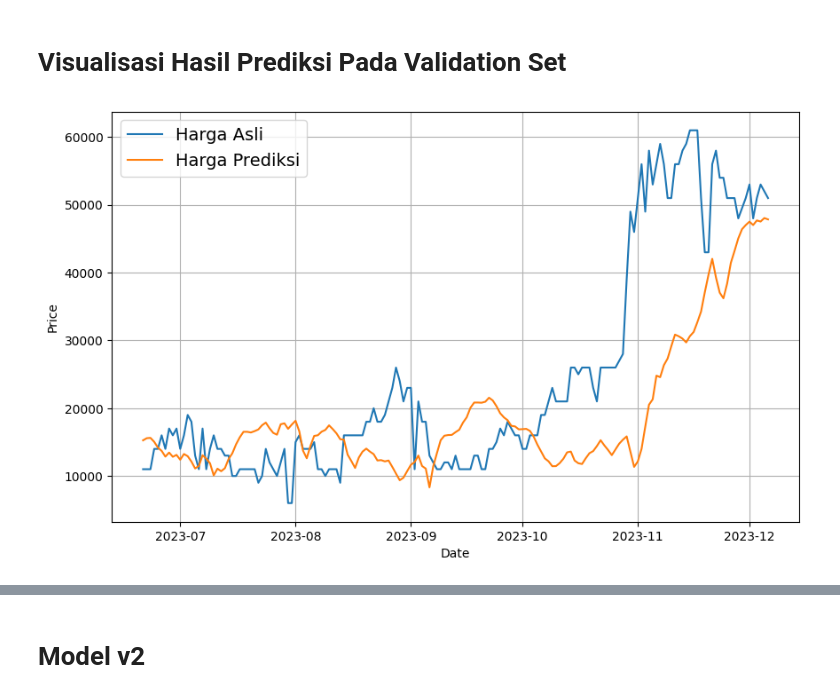
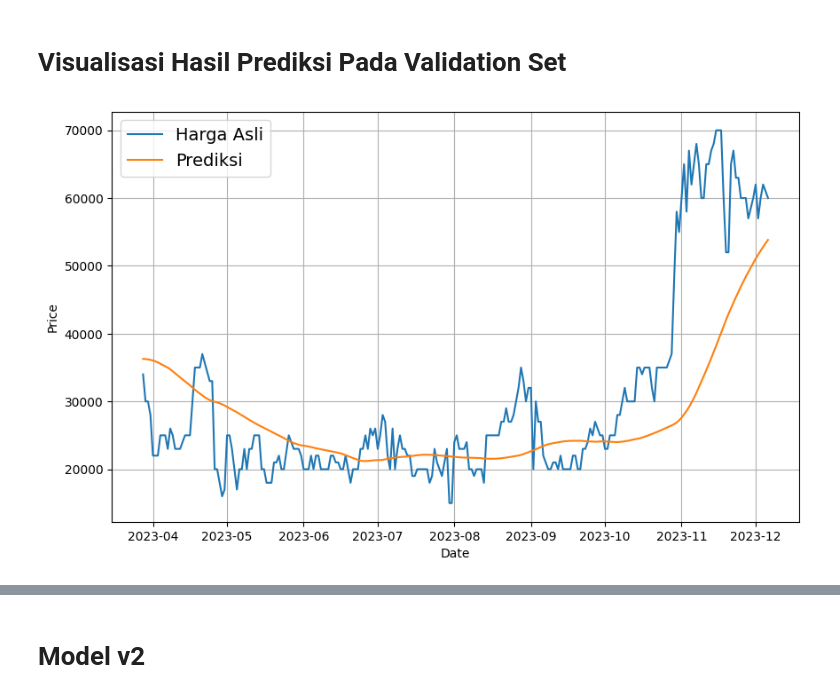
Before and after one commit to Topi-Batu/TaniLink-ML-Model, a Jupyter notebook: Topi Batu_ML_Development_Revision.ipynb, the cells around one changed output, grey strips where cells are left out. Saved outputs shown, nothing was run; the diff lists cells and outputs as text; code cells hidden in the pictures.

Commit message:
Adding Dataset, Model, Revised Notebook

```diff
--- a/Topi Batu_ML_Development_Revision.ipynb
+++ b/Topi Batu_ML_Development_Revision.ipynb
@@ -52,2 +74,7 @@ x_train = prices[:split_time]
 x_valid = prices[split_time:]
+# %%
+# Hyperparameter
+window_size = 60
+batch_size = 32
+shuffle_buffer_size = 1000
 # %%
@@ -88,12 +85,0 @@ model = tf.keras.models.Sequential([
-# %%
-model.compile(loss='mse', optimizer='adam', metrics=['mae'])
-
-# Callback untuk mencegah overfitting
-early_stopping = tf.keras.callbacks.EarlyStopping(
-    monitor='val_mae',
-    patience=10,
-    restore_best_weights=True
-)
-
-#Training Model
-model.fit(train_set, epochs=100, validation_data=validation_set, callbacks=[early_stopping])
@@ -118,0 +144,18 @@ Epoch 58/100
+# %%
+# Callback
+early_stopping = tf.keras.callbacks.EarlyStopping(
+    monitor='val_mae',  # Quantity to be monitored.
+    patience=15,  # Number of epochs with no improvement after which training will be stopped.
+    restore_best_weights=True
+)
+
+# Compile
+model.compile(loss='mse',
+              optimizer=tf.keras.optimizers.Adam(),
+              metrics=["mae"])
+
+# Fit
+history = model.fit(train_set, epochs=500, validation_data=valid_set, callbacks=[early_stopping])
+
+# #Add Lambda Layer to Denormalize the data
+# model.add(tf.keras.layers.Lambda(lambda x: x * (max-min) + min))
@@ -146,11 +294,10 @@ results = np.array(forecast)[:, 0, 0]
 # %% [markdown]
 # Visualisasi Hasil Prediksi Pada Validation Set
 # %%
+# Plot Forecasting
 plt.figure(figsize=(10, 6))
-
-plot_series(time_step[split_time:], x_valid * max, label='Harga Asli')
-plot_series(time_step[split_time:], results * max, label='Harga Prediksi')
-
+plot_series(time_valid, x_valid * (max-min) + min, label="Harga Asli")
+plot_series(time_valid, results * (max-min) + min, label='Prediksi')
 plt.show()
 # %% [output]
-[figure, old version]
+[figure, new version]
```
Also changed, not shown: parts of 54 cells of this notebook, 7 other files.
